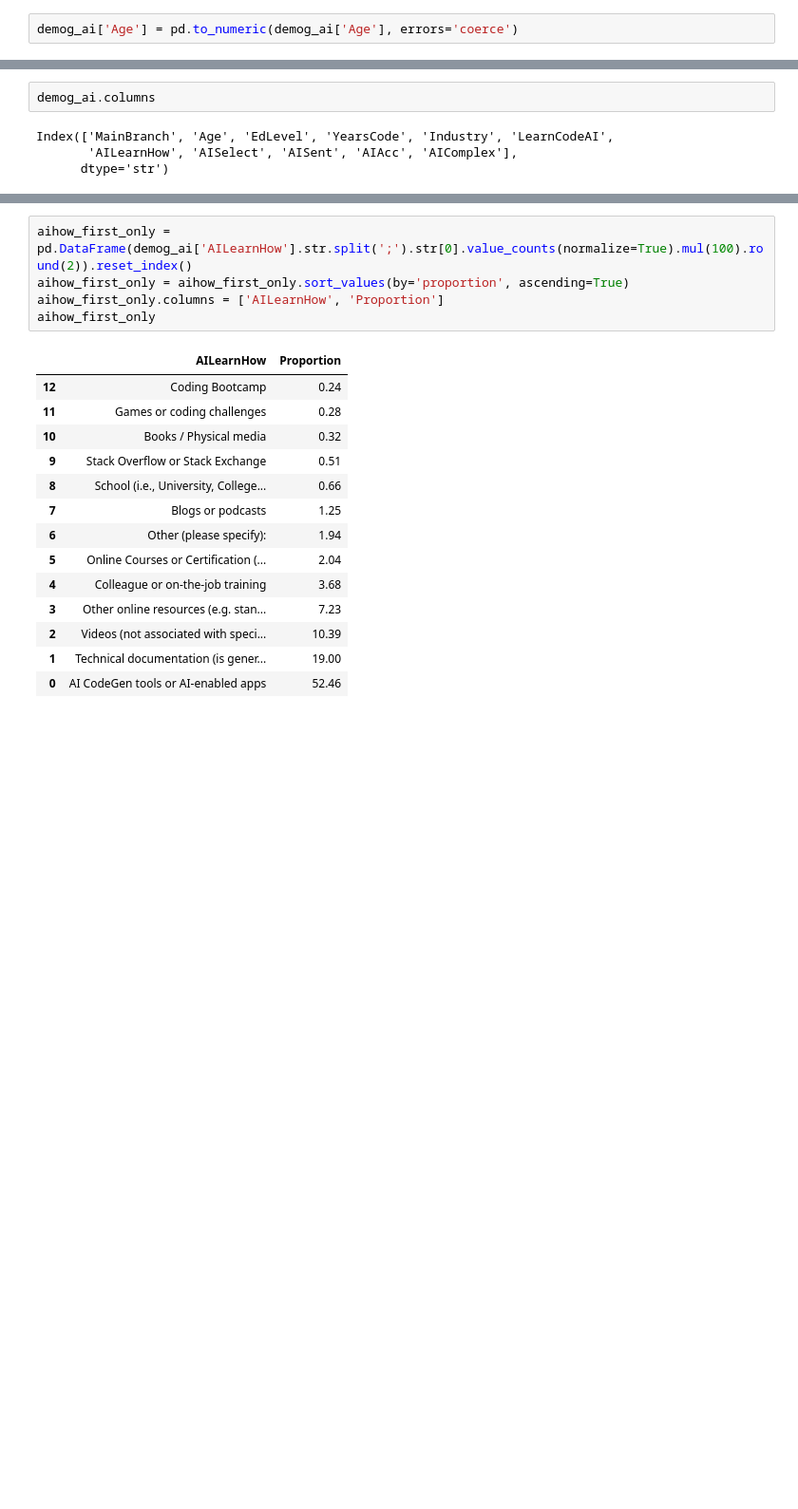
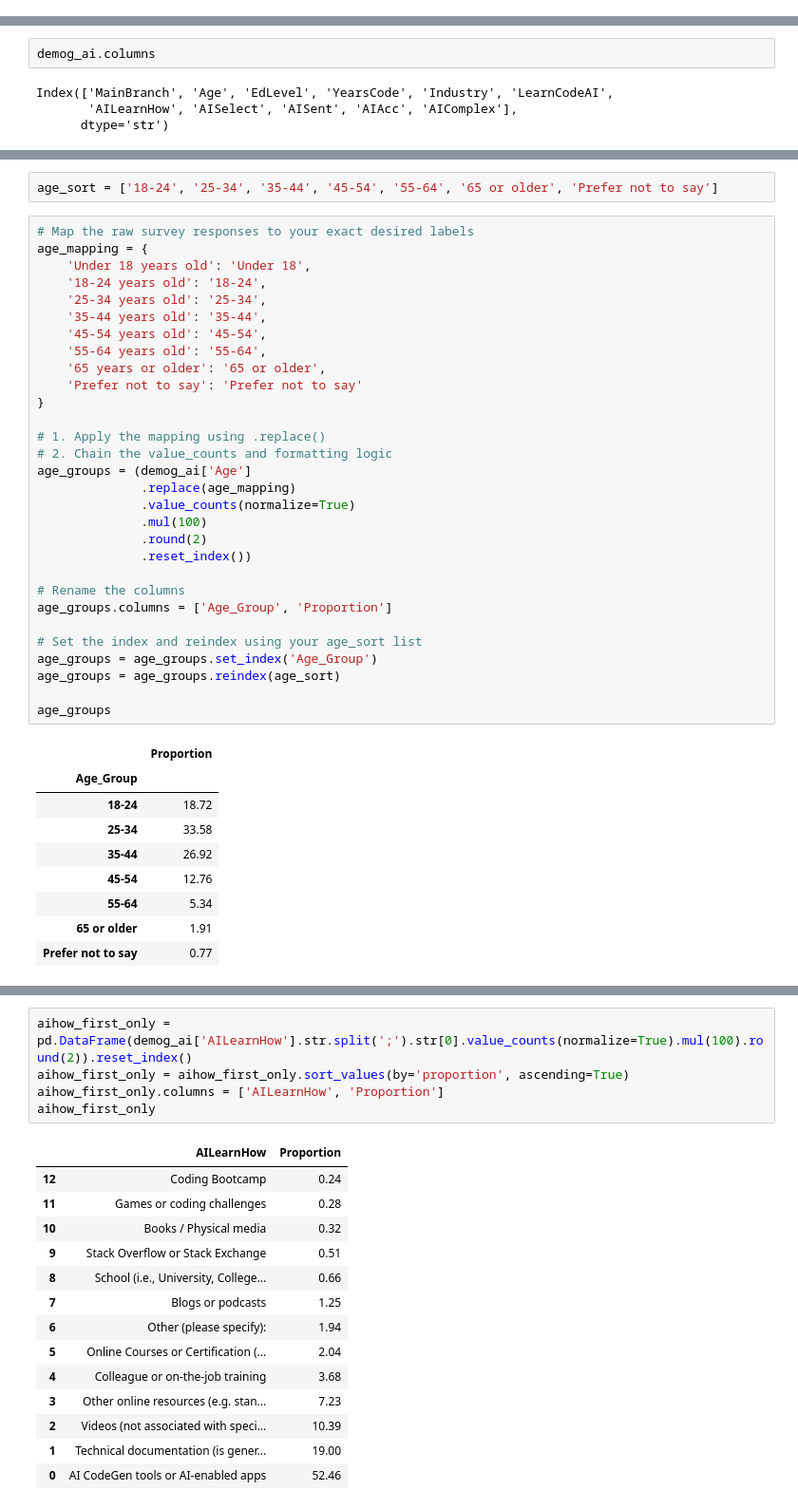
Before and after one commit to huyqng1412/IT680_Effectiveness-of-AI-in-CS, a Jupyter notebook: ai_cs_analysis.ipynb, the cells around one changed output, grey strips where cells are left out. Shown at 95% size. Drawn from its saved outputs; the diff is of its cells as text; blank space fills up the shorter version.

```diff
--- a/ai_cs_analysis.ipynb
+++ b/ai_cs_analysis.ipynb
@@ -129,8 +129,6 @@ Data columns (total 11 columns):
  10  AIComplex    33283 non-null  str
 dtypes: float64(1), str(10)
 memory usage: 4.1 MB
-# %%
-demog_ai['Age'] = pd.to_numeric(demog_ai['Age'], errors='coerce')
 # %%
 demog_ai.dtypes
 # %% [output]
@@ -185,0 +205,42 @@ dtype: int64
+# %%
+age_sort = ['18-24', '25-34', '35-44', '45-54', '55-64', '65 or older', 'Prefer not to say']
+# %%
+# Map the raw survey responses to your exact desired labels
+age_mapping = {
+    'Under 18 years old': 'Under 18',
+    '18-24 years old': '18-24',
+    '25-34 years old': '25-34',
+    '35-44 years old': '35-44',
+    '45-54 years old': '45-54',
+    '55-64 years old': '55-64',
+    '65 years or older': '65 or older',
+    'Prefer not to say': 'Prefer not to say'
+}
+
+# 1. Apply the mapping using .replace()
+# 2. Chain the value_counts and formatting logic
+age_groups = (demog_ai['Age']
+              .replace(age_mapping)
+              .value_counts(normalize=True)
+              .mul(100)
+              .round(2)
+              .reset_index())
+
+# Rename the columns
+age_groups.columns = ['Age_Group', 'Proportion']
+
+# Set the index and reindex using your age_sort list
+age_groups = age_groups.set_index('Age_Group')
+age_groups = age_groups.reindex(age_sort)
+
+age_groups
+# %% [output]
+|  | Proportion |
+| Age_Group |  |
+| 18-24 | 18.72 |
+| 25-34 | 33.58 |
+| 35-44 | 26.92 |
+| 45-54 | 12.76 |
+| 55-64 | 5.34 |
+| 65 or older | 1.91 |
+| Prefer not to say | 0.77 |
```
Also changed, not shown: parts of 6 cells of this notebook.
